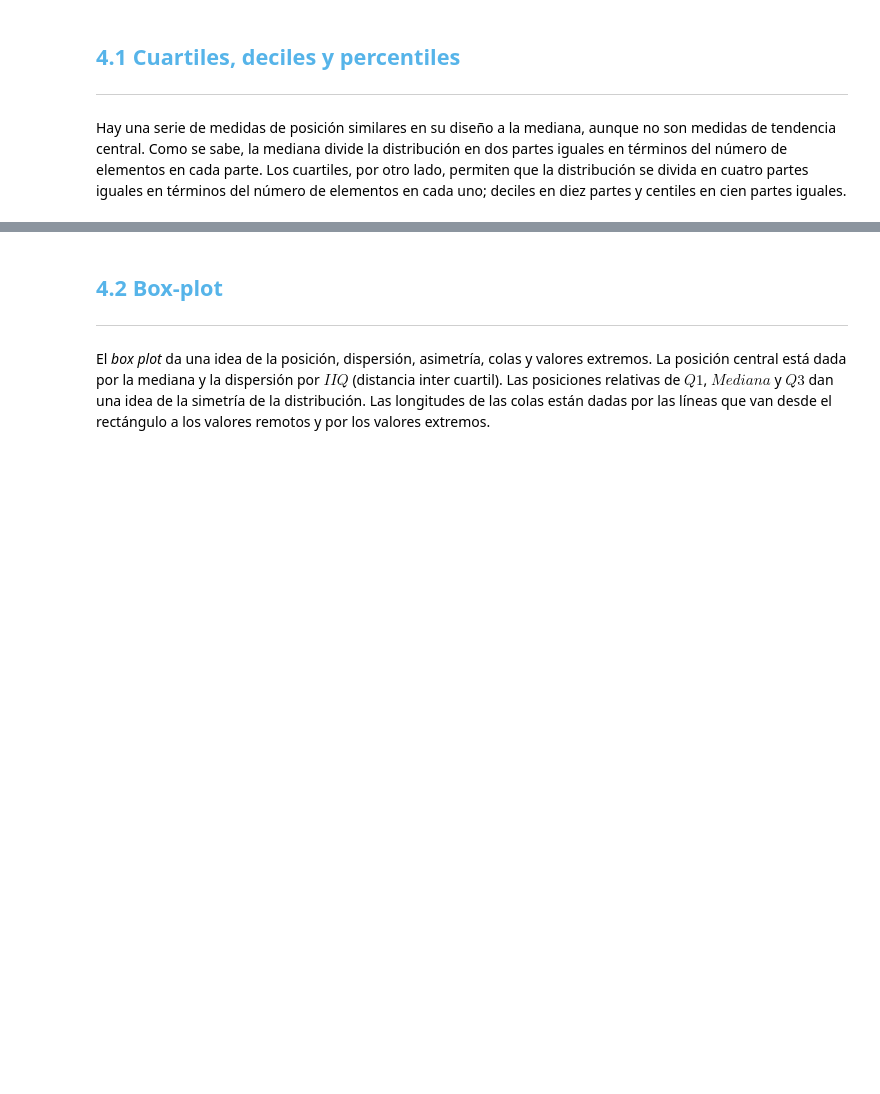
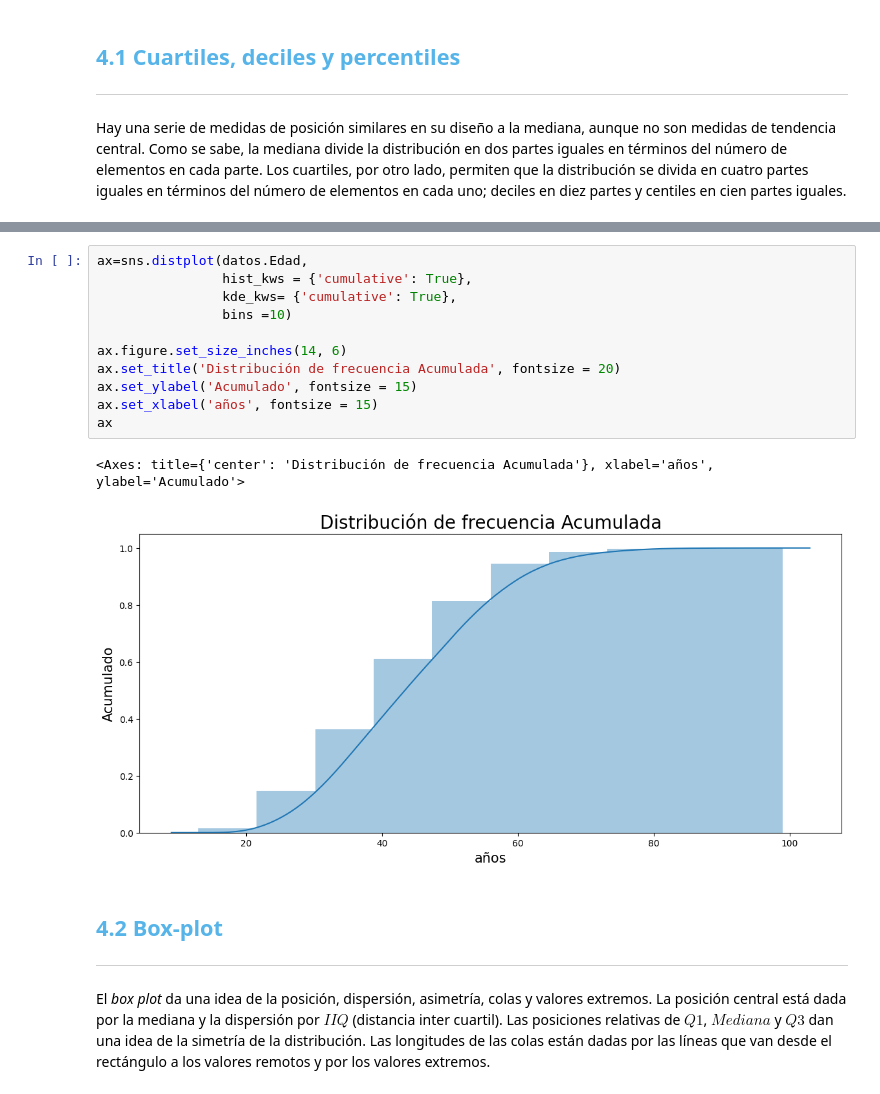
Before and after one commit to ElsaMolina/Cursos_EstadisticasConPython, a Jupyter notebook: Curso_de_Estadística_con_Python_1.ipynb, the cells around one changed output, grey strips where cells are left out. Cells and saved outputs as stored; diff of their text form; blank space fills up the shorter version.

```diff
--- a/Curso_de_Estadística_con_Python_1.ipynb
+++ b/Curso_de_Estadística_con_Python_1.ipynb
@@ -795,3 +998,17 @@ Hay una serie de medidas de posición similares en su diseño a la mediana, aunq
+# %%
+ax=sns.distplot(datos.Edad,
+                hist_kws = {'cumulative': True},
+                kde_kws= {'cumulative': True},
+                bins =10)
+
+ax.figure.set_size_inches(14, 6)
+ax.set_title('Distribución de frecuencia Acumulada', fontsize = 20)
+ax.set_ylabel('Acumulado', fontsize = 15)
+ax.set_xlabel('años', fontsize = 15)
+ax
+# %% [output]
+<Axes: title={'center': 'Distribución de frecuencia Acumulada'}, xlabel='años', ylabel='Acumulado'>
+[figure, added]
 # %% [markdown]
 ## <font color=#56B4E9>4.2 Box-plot</font>
 ***
```
Also changed, not shown: parts of 32 cells of this notebook.
